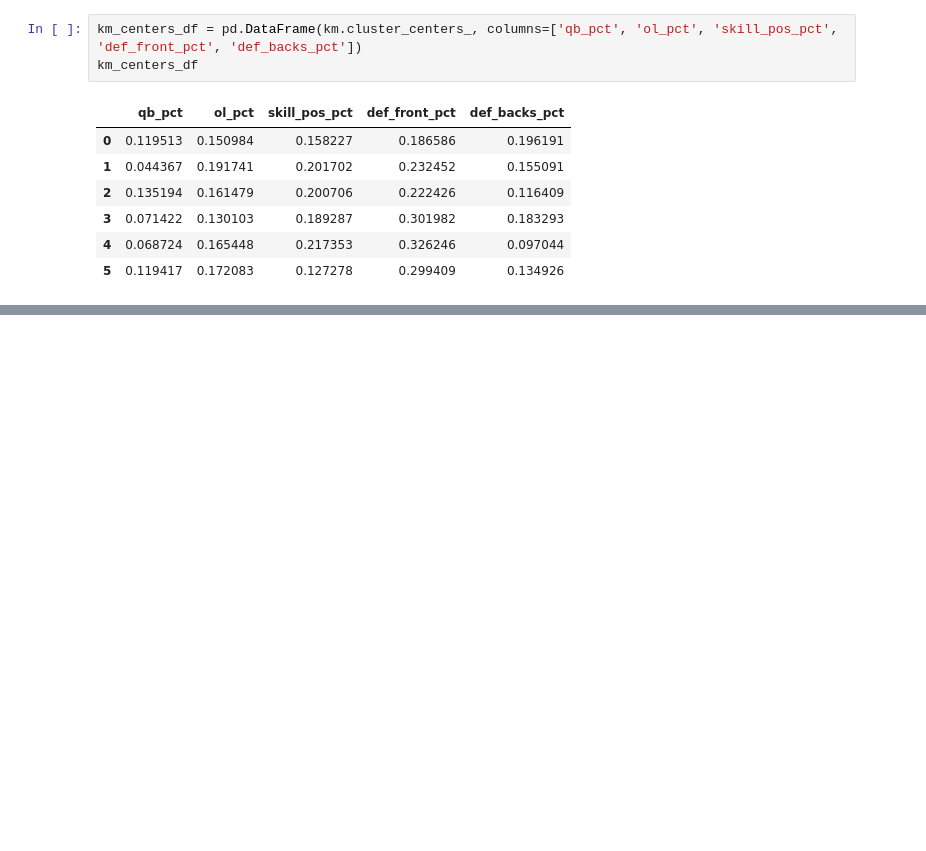
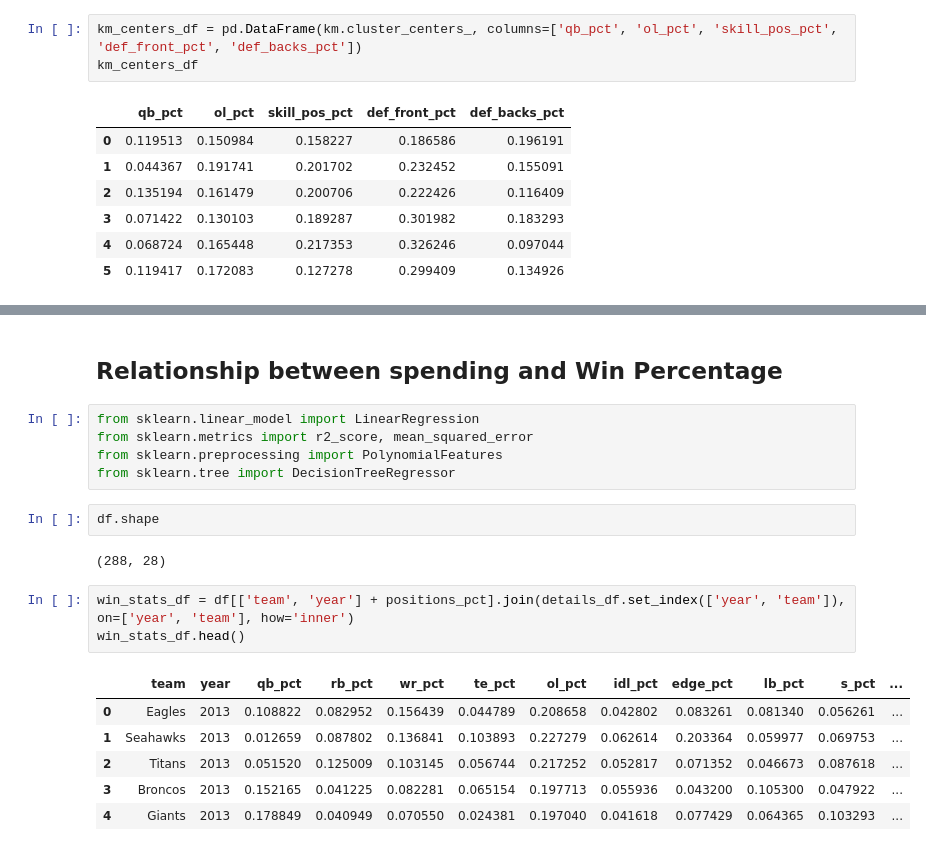
Before and after one commit to javendano585/NFL_Data, a Jupyter notebook: Salary_Cap/Positional_Spending_Analysis.ipynb, the cells around one changed output, grey strips where cells are left out. Drawn from its saved outputs; the diff is of its cells as text; blank space fills up the shorter version.

```diff
--- a/Salary_Cap/Positional_Spending_Analysis.ipynb
+++ b/Salary_Cap/Positional_Spending_Analysis.ipynb
@@ -304,0 +306,21 @@ fig.show()
+# %% [markdown]
+## Relationship between spending and Win Percentage
+# %%
+from sklearn.linear_model import LinearRegression
+from sklearn.metrics import r2_score, mean_squared_error
+from sklearn.preprocessing import PolynomialFeatures
+from sklearn.tree import DecisionTreeRegressor
+# %%
+df.shape
+# %% [output]
+(288, 28)
+# %%
+win_stats_df = df[['team', 'year'] + positions_pct].join(details_df.set_index(['year', 'team']), on=['year', 'team'], how='inner')
+win_stats_df.head()
+# %% [output]
+|  | team | year | qb_pct | rb_pct | wr_pct | te_pct | ol_pct | idl_pct | edge_pct | lb_pct | s_pct | ... |
+| 0 | Eagles | 2013 | 0.108822 | 0.082952 | 0.156439 | 0.044789 | 0.208658 | 0.042802 | 0.083261 | 0.081340 | 0.056261 | ... |
+| 1 | Seahawks | 2013 | 0.012659 | 0.087802 | 0.136841 | 0.103893 | 0.227279 | 0.062614 | 0.203364 | 0.059977 | 0.069753 | ... |
+| 2 | Titans | 2013 | 0.051520 | 0.125009 | 0.103145 | 0.056744 | 0.217252 | 0.052817 | 0.071352 | 0.046673 | 0.087618 | ... |
+| 3 | Broncos | 2013 | 0.152165 | 0.041225 | 0.082281 | 0.065154 | 0.197713 | 0.055936 | 0.043200 | 0.105300 | 0.047922 | ... |
+| 4 | Giants | 2013 | 0.178849 | 0.040949 | 0.070550 | 0.024381 | 0.197040 | 0.041618 | 0.077429 | 0.064365 | 0.103293 | ... |
```
Also changed, not shown: parts of 18 cells of this notebook.
